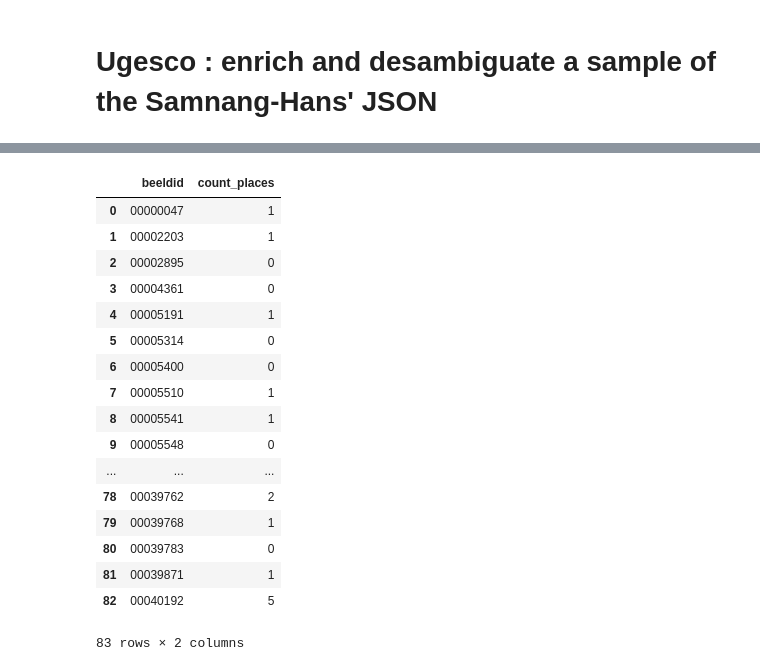
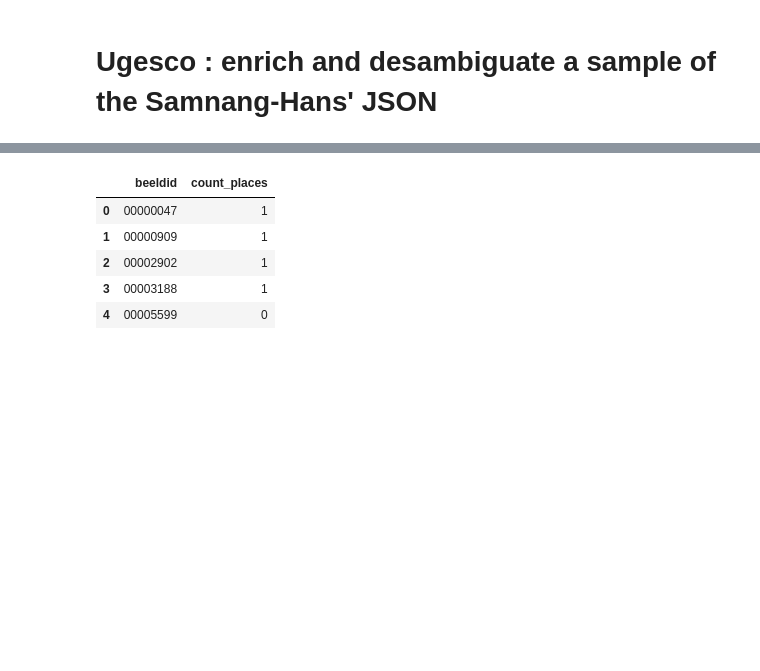
Before and after one commit to DalavanCloud/UGESCO, a Jupyter notebook: UGESCO_MAIN_SIMPLIFIED_tests.ipynb, the cells around one changed output, grey strips where cells are left out. Cells and saved outputs as stored; diff of their text form; code cells hidden in the pictures; blank space fills up the shorter version.

```diff
--- a/UGESCO_MAIN_SIMPLIFIED_tests.ipynb
+++ b/UGESCO_MAIN_SIMPLIFIED_tests.ipynb
@@ -3,11 +3,11 @@
 # %%
 from ugesco import *
 # %%
-#test sur un Json contenant 10 éléments pris au hasard
+#test sur un Json contenant 20 éléments pris au hasard
 with open(r"C:\Users\ettor\Documents\GitHub\UGESCO\data\jsondata_ugesco.json", "r", encoding="utf8") as file:
     json = json.load(file)
 
-sample = random.sample(json, k=10)
+sample = random.sample(json, k=20)
 # %%
 data = pd.DataFrame([flatten(line) for line in sample])
 # %%
@@ -172,26 +122,14 @@ gb.head()
 #Sélectionner les records qui contiennent moins de 3 loc_place (attention : brussels et bruxelles = 1 en fait. D'où, deux semble un bon compromis)
 df_test = gb['spatial_key'].apply(lambda x: (x=='LOC_PLACE').sum()).reset_index(name='count_places')
 # %%
-df_test
+df_test.head()
 # %% [output]
 |  | beeldid | count_places |
 | 0 | 00000047 | 1 |
-| 1 | 00002203 | 1 |
-| 2 | 00002895 | 0 |
-| 3 | 00004361 | 0 |
-| 4 | 00005191 | 1 |
-| 5 | 00005314 | 0 |
-| 6 | 00005400 | 0 |
-| 7 | 00005510 | 1 |
-| 8 | 00005541 | 1 |
-| 9 | 00005548 | 0 |
-| ... | ... | ... |
-| 78 | 00039762 | 2 |
-| 79 | 00039768 | 1 |
-| 80 | 00039783 | 0 |
-| 81 | 00039871 | 1 |
-| 82 | 00040192 | 5 |
+| 1 | 00000909 | 1 |
+| 2 | 00002902 | 1 |
+| 3 | 00003188 | 1 |
+| 4 | 00005599 | 0 |
-83 rows × 2 columns
 # %%
 filtre = list(df_test[df_test['count_places'] < 3]['beeldid'])
 gb_filtered = data[data['beeldid'].isin(filtre)].groupby('beeldid')
```
Also changed, not shown: parts of 18 cells of this notebook, 6 other files.
